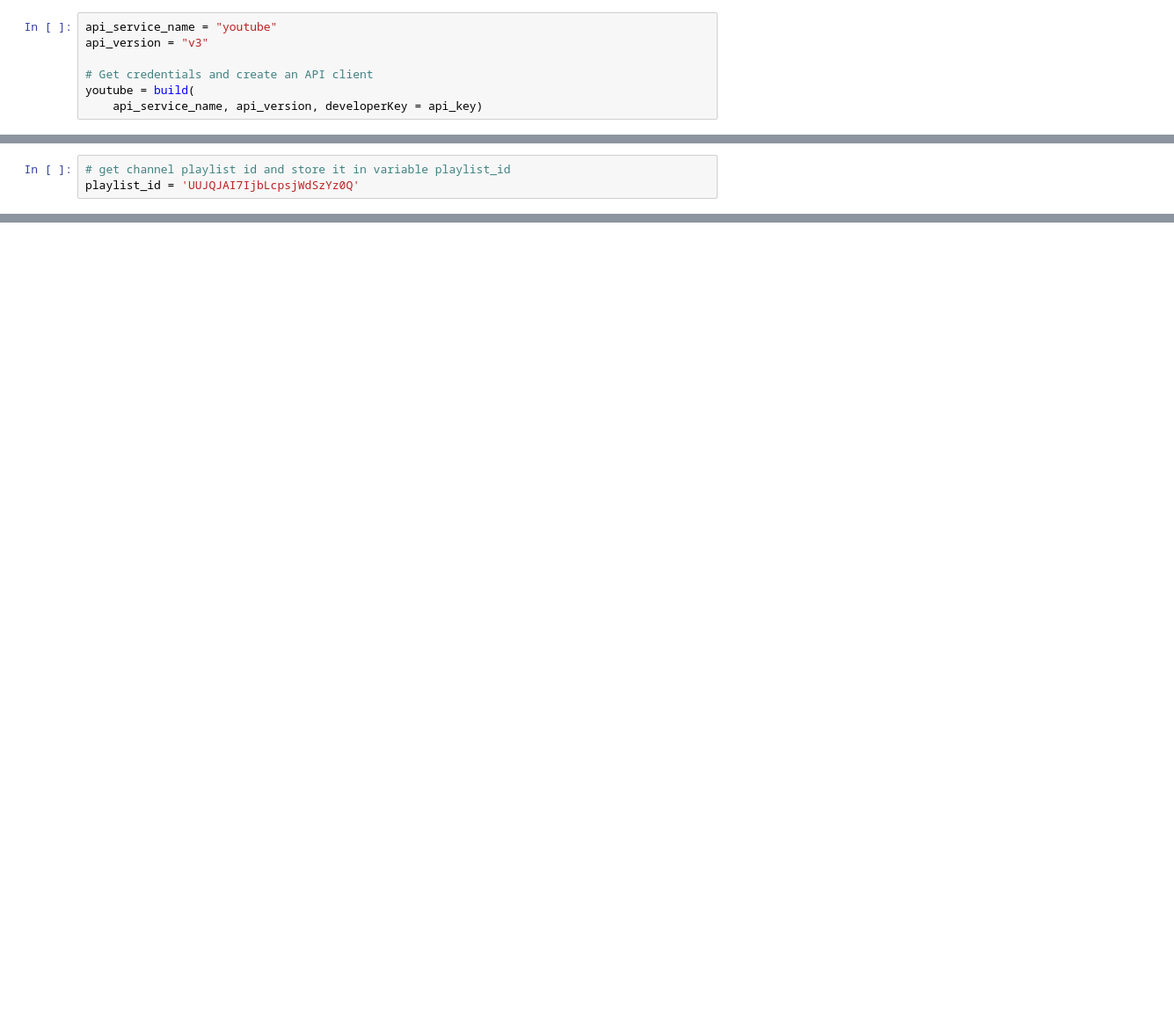
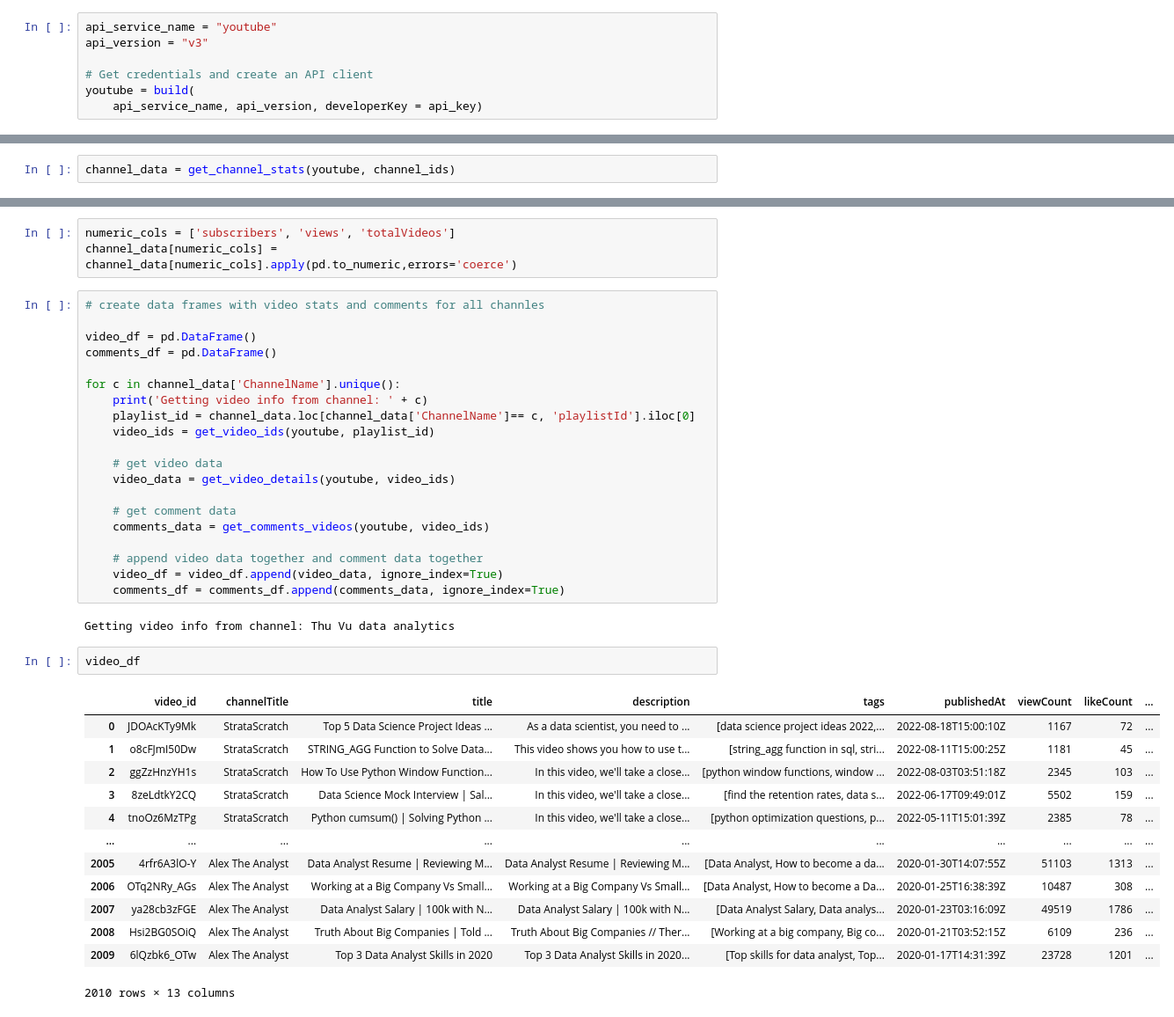
Before and after one commit to ManuelEspitia1/youtube-project, a Jupyter notebook: youtube.ipynb, the cells around one changed output, grey strips where cells are left out. Shown at 88% size. Drawn from its saved outputs; the diff is of its cells as text; blank space fills up the shorter version.

Commit message:
created df with video details

```diff
--- a/youtube.ipynb
+++ b/youtube.ipynb
@@ -51,6 +50,3 @@ channel_stats
-# %%
-# get channel playlist id and store it in variable playlist_id
-playlist_id = 'UUJQJAI7IjbLcpsjWdSzYz0Q'
 # %%
 # Function to get video ids
 
@@ -182,3 +148,5 @@ def get_comments_videos(youtube, video_ids):
             print('Could not get comments for video ' + video_id)
 
     return pd.DataFrame(all_comments)
+# %%
+channel_data = get_channel_stats(youtube, channel_ids)
@@ -184,0 +162,41 @@ def get_comments_videos(youtube, video_ids):
+# %%
+numeric_cols = ['subscribers', 'views', 'totalVideos']
+channel_data[numeric_cols] = channel_data[numeric_cols].apply(pd.to_numeric,errors='coerce')
+# %%
+# create data frames with video stats and comments for all channles
+
+video_df = pd.DataFrame()
+comments_df = pd.DataFrame()
+
+for c in channel_data['ChannelName'].unique():
+    print('Getting video info from channel: ' + c)
+    playlist_id = channel_data.loc[channel_data['ChannelName']== c, 'playlistId'].iloc[0]
+    video_ids = get_video_ids(youtube, playlist_id)
+
+    # get video data
+    video_data = get_video_details(youtube, video_ids)
+
+    # get comment data
+    comments_data = get_comments_videos(youtube, video_ids)
+
+    # append video data together and comment data together
+    video_df = video_df.append(video_data, ignore_index=True)
+    comments_df = comments_df.append(comments_data, ignore_index=True)
+# %% [output]
+Getting video info from channel: Thu Vu data analytics
+# %%
+video_df
+# %% [output]
+|  | video_id | channelTitle | title | description | tags | publishedAt | viewCount | likeCount | ... |
+| 0 | JDOAcKTy9Mk | StrataScratch | Top 5 Data Science Project Ideas ... | As a data scientist, you need to ... | [data science project ideas 2022,... | 2022-08-18T15:00:10Z | 1167 | 72 | ... |
+| 1 | o8cFJmI50Dw | StrataScratch | STRING_AGG Function to Solve Data... | This video shows you how to use t... | [string_agg function in sql, stri... | 2022-08-11T15:00:25Z | 1181 | 45 | ... |
+| 2 | ggZzHnzYH1s | StrataScratch | How To Use Python Window Function... | In this video, we'll take a close... | [python window functions, window ... | 2022-08-03T03:51:18Z | 2345 | 103 | ... |
+| 3 | 8zeLdtkY2CQ | StrataScratch | Data Science Mock Interview | Sal... | In this video, we'll take a close... | [find the retention rates, data s... | 2022-06-17T09:49:01Z | 5502 | 159 | ... |
+| 4 | tnoOz6MzTPg | StrataScratch | Python cumsum() | Solving Python ... | In this video, we'll take a close... | [python optimization questions, p... | 2022-05-11T15:01:39Z | 2385 | 78 | ... |
+| ... | ... | ... | ... | ... | ... | ... | ... | ... | ... |
+| 2005 | 4rfr6A3lO-Y | Alex The Analyst | Data Analyst Resume | Reviewing M... | Data Analyst Resume | Reviewing M... | [Data Analyst, How to become a da... | 2020-01-30T14:07:55Z | 51103 | 1313 | ... |
+| 2006 | OTq2NRy_AGs | Alex The Analyst | Working at a Big Company Vs Small... | Working at a Big Company Vs Small... | [Data Analyst, How to become a Da... | 2020-01-25T16:38:39Z | 10487 | 308 | ... |
+| 2007 | ya28cb3zFGE | Alex The Analyst | Data Analyst Salary | 100k with N... | Data Analyst Salary | 100k with N... | [Data Analyst Salary, Data analys... | 2020-01-23T03:16:09Z | 49519 | 1786 | ... |
+| 2008 | Hsi2BG0SOiQ | Alex The Analyst | Truth About Big Companies | Told ... | Truth About Big Companies // Ther... | [Working at a big company, Big co... | 2020-01-21T03:52:15Z | 6109 | 236 | ... |
+| 2009 | 6lQzbk6_OTw | Alex The Analyst | Top 3 Data Analyst Skills in 2020 | Top 3 Data Analyst Skills in 2020... | [Top skills for data analyst, Top... | 2020-01-17T14:31:39Z | 23728 | 1201 | ... |
+2010 rows × 13 columns
```
Also changed, not shown: parts of 11 cells of this notebook.
